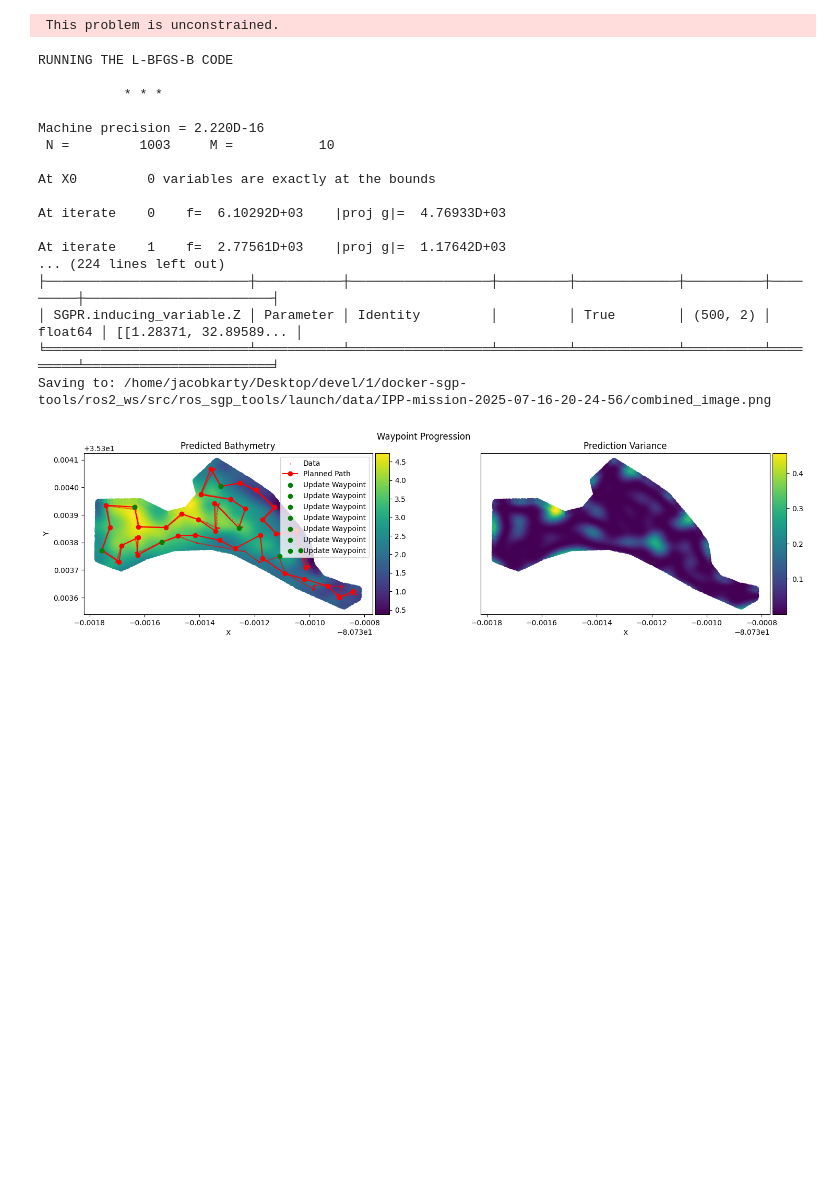
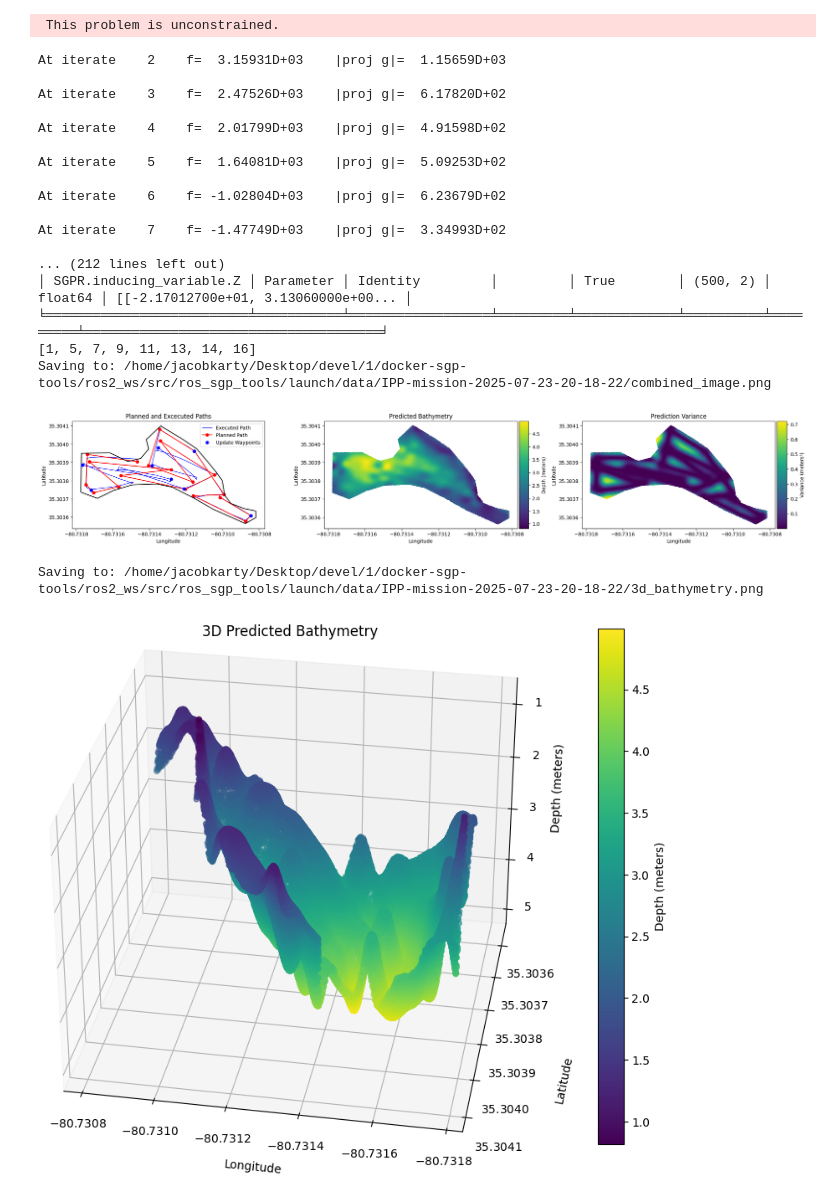
Before and after one commit to itskalvik/ros_sgp_tools, a Jupyter notebook: scripts/postprocess.ipynb, the cells around one changed output. Cells and saved outputs as stored; diff of their text form; code cells hidden in the pictures; blank space fills up the shorter version.

```diff
--- a/scripts/postprocess.ipynb
+++ b/scripts/postprocess.ipynb
@@ -72,5 +126,5 @@ def get_candidates(mission_log, num_samples):
     with h5py.File(fname, "r") as f:
         fence_vertices = f["fence_vertices"][:].astype(float)
 
-    return polygon2candidates(fence_vertices, num_samples=num_samples)
+    return polygon2candidates(fence_vertices, num_samples=num_samples), fence_vertices
 # %%
@@ -169,11 +239,11 @@ def process_data(mission_log, X_candidates):
     return candidates_y
 # %%
+# Predict and display ground truths
 ground_truth_logs = ['IPP-mission-2025-06-18-16-49-42', 'IPP-mission-2025-07-18-15-26-22']
 num_samples = 50000
-X_candidates = get_candidates(ground_truth_logs[1], num_samples)
-# Predict and display ground truths
+X_candidates, fence_vertices = get_candidates(ground_truth_logs[1], num_samples)
 y_gts = []
 for ground_truth_log in ground_truth_logs:
-    y_gt = process_data(ground_truth_log, X_candidates)
+    y_gt = process_data(ground_truth_log, X_candidates, fence_vertices)
     y_gts.append(y_gt)
 y_gts = np.array(y_gts)
@@ -180,5 +319,5 @@ y_gts = np.array(y_gts)
 # %%
-approximation_log = 'IPP-mission-2025-07-16-20-24-56'
 # predict and display approximation
-y_app = process_data(approximation_log, X_candidates)
+approximation_log = 'IPP-mission-2025-07-23-20-18-22'
+y_app = process_data(approximation_log, X_candidates, fence_vertices)
 # %% [output]
@@ -189,20 +340,22 @@ Training from scratch
  This problem is unconstrained.
-RUNNING THE L-BFGS-B CODE
+At iterate    2    f=  3.15931D+03    |proj g|=  1.15659D+03
 
-           * * *
+At iterate    3    f=  2.47526D+03    |proj g|=  6.17820D+02
 
-Machine precision = 2.220D-16
- N =         1003     M =           10
+At iterate    4    f=  2.01799D+03    |proj g|=  4.91598D+02
 
-At X0         0 variables are exactly at the bounds
+At iterate    5    f=  1.64081D+03    |proj g|=  5.09253D+02
 
-At iterate    0    f=  6.10292D+03    |proj g|=  4.76933D+03
+At iterate    6    f= -1.02804D+03    |proj g|=  6.23679D+02
 
-At iterate    1    f=  2.77561D+03    |proj g|=  1.17642D+03
-... (224 lines left out)
-├──────────────────────────┼───────────┼──────────────────┼─────────┼─────────────┼──────────┼─────────┼────────────────────────┤
-│ SGPR.inducing_variable.Z │ Parameter │ Identity         │         │ True        │ (500, 2) │ float64 │ [[1.28371, 32.89589... │
-╘══════════════════════════╧═══════════╧══════════════════╧═════════╧═════════════╧══════════╧═════════╧════════════════════════╛
-Saving to: /home/jacobkarty/Desktop/devel/1/docker-sgp-tools/ros2_ws/src/ros_sgp_tools/launch/data/IPP-mission-2025-07-16-20-24-56/combined_image.png
+At iterate    7    f= -1.47749D+03    |proj g|=  3.34993D+02
+
+... (212 lines left out)
+│ SGPR.inducing_variable.Z │ Parameter │ Identity         │         │ True        │ (500, 2) │ float64 │ [[-2.17012700e+01, 3.13060000e+00... │
+╘══════════════════════════╧═══════════╧══════════════════╧═════════╧═════════════╧══════════╧═════════╧══════════════════════════════════════╛
+[1, 5, 7, 9, 11, 13, 14, 16]
+Saving to: /home/jacobkarty/Desktop/devel/1/docker-sgp-tools/ros2_ws/src/ros_sgp_tools/launch/data/IPP-mission-2025-07-23-20-18-22/combined_image.png
-[figure, old version]
+[figure, new version]
+Saving to: /home/jacobkarty/Desktop/devel/1/docker-sgp-tools/ros2_ws/src/ros_sgp_tools/launch/data/IPP-mission-2025-07-23-20-18-22/3d_bathymetry.png
+[figure, added]
 # %%
```
Also changed, not shown: parts of 8 cells of this notebook.
